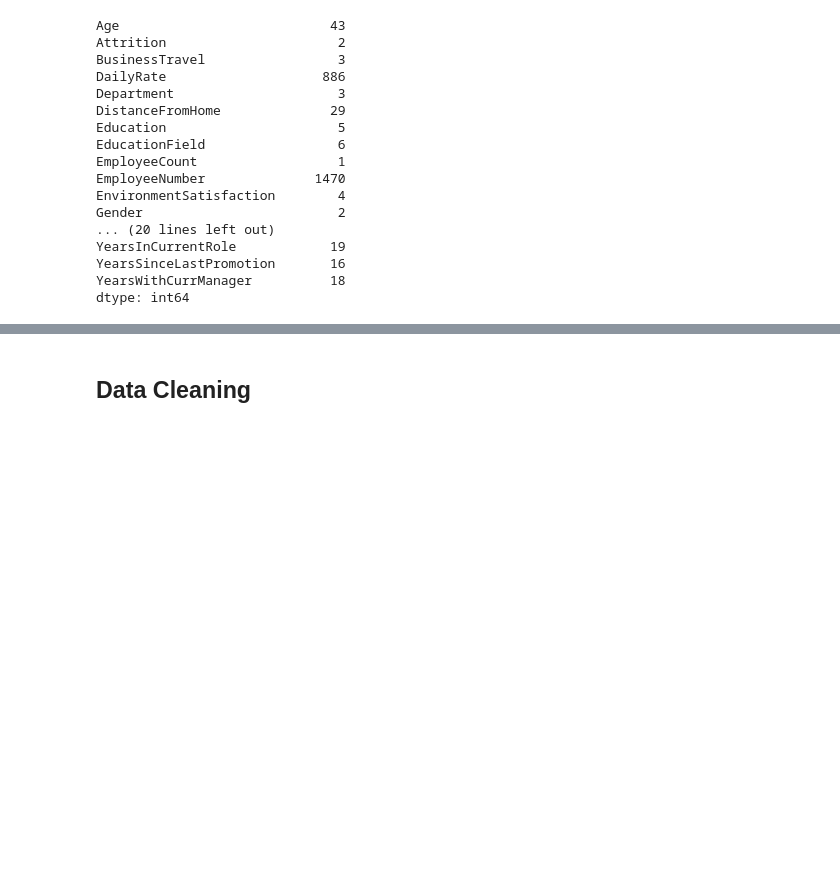
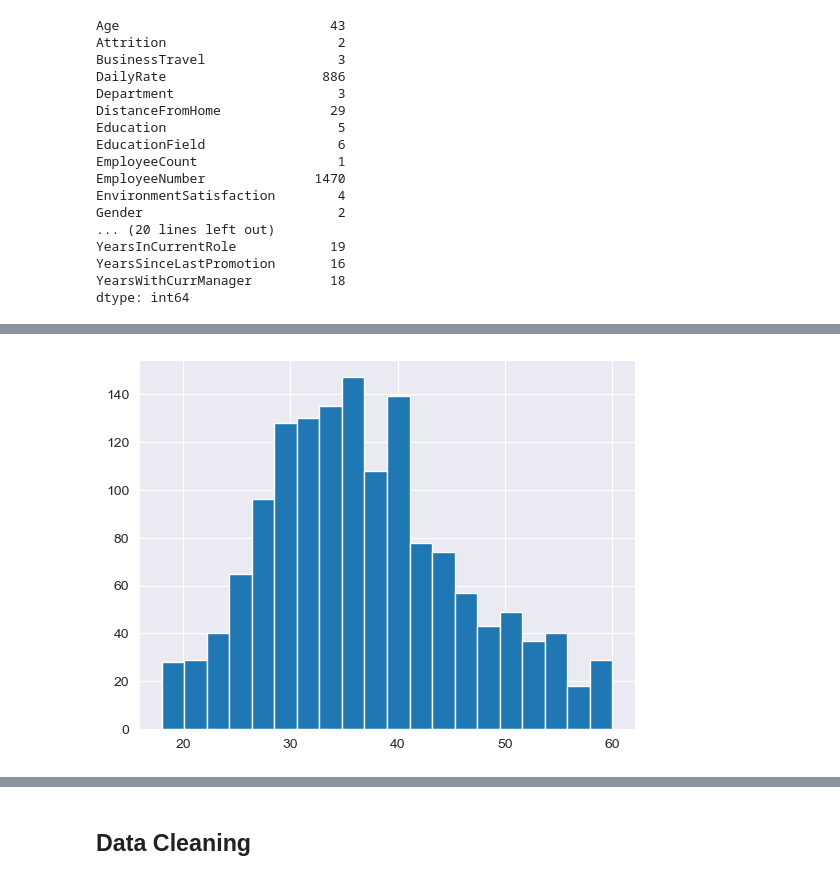
Before and after one commit to faris-agour/HR-Employee-Attrition, a Jupyter notebook: project.ipynb, the cells around one changed output, grey strips where cells are left out. Drawn from its saved outputs; the diff is of its cells as text; code cells hidden in the pictures; blank space fills up the shorter version.

```diff
--- a/project.ipynb
+++ b/project.ipynb
@@ -88,0 +96,5 @@ dtype: int64
+# %%
+df["Age"].hist(bins=20)
+plt.show()
+# %% [output]
+[figure, added]
```
Also changed, not shown: parts of 14 cells of this notebook.
